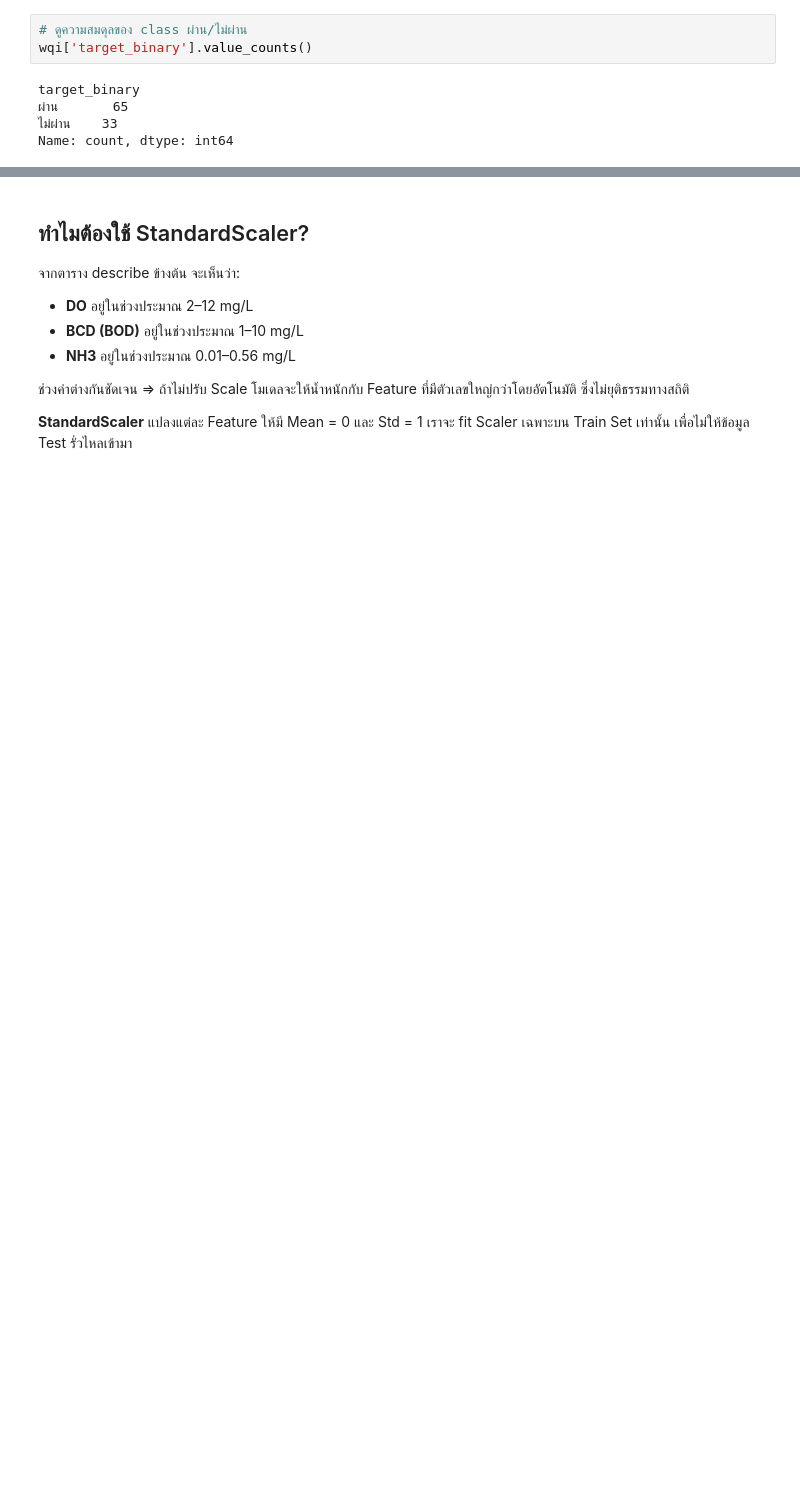
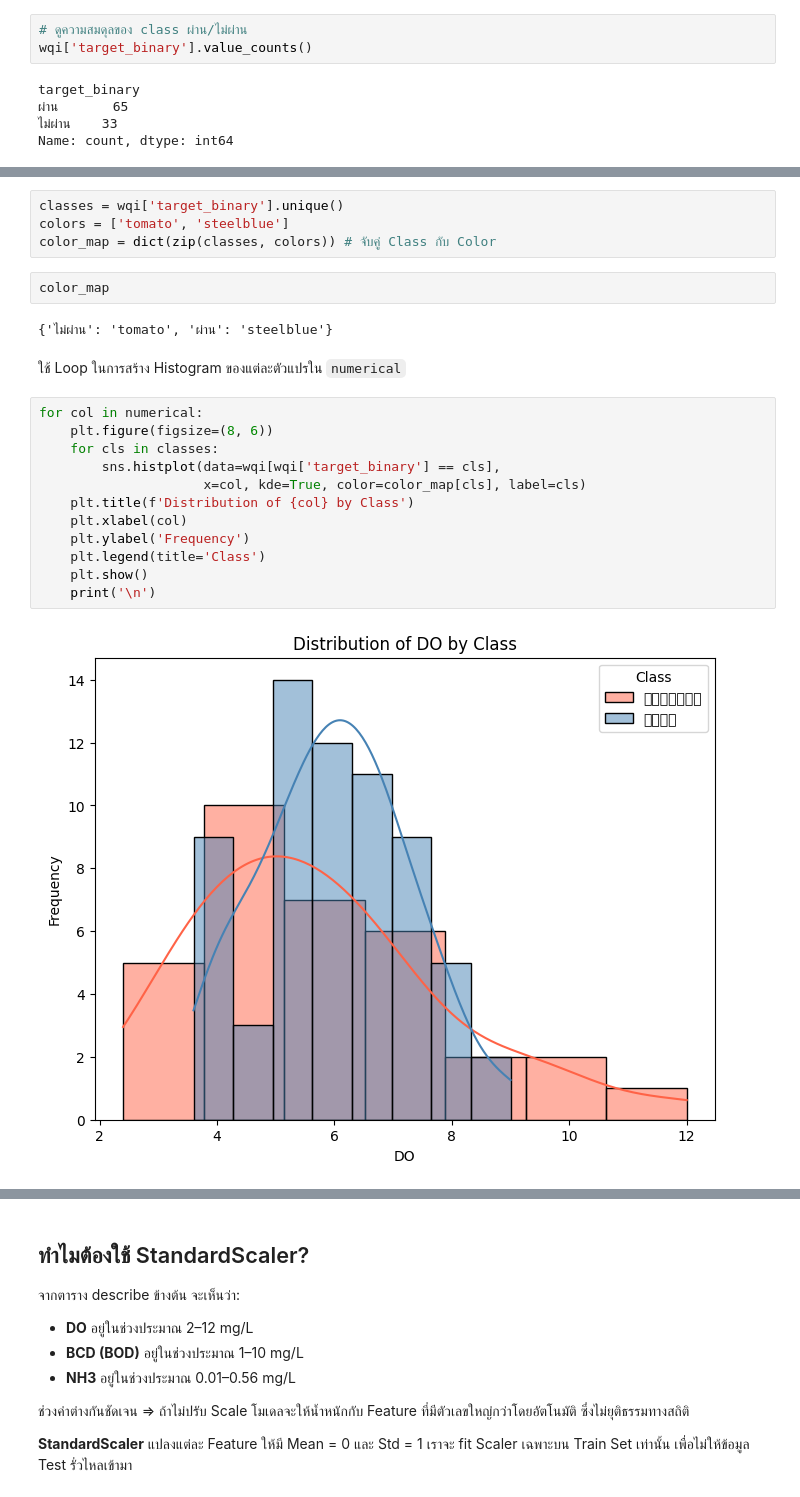
Before and after one commit to 1-brain-cell/python-dga, a Jupyter notebook: day_4/afternoon_classification.ipynb, the cells around one changed output, grey strips where cells are left out. Drawn from its saved outputs; the diff is of its cells as text; blank space fills up the shorter version.

```diff
--- a/day_4/afternoon_classification.ipynb
+++ b/day_4/afternoon_classification.ipynb
@@ -172,0 +180,24 @@ wqi[['DO', 'BCD', 'NH3']].describe()
+# %%
+classes = wqi['target_binary'].unique()
+colors = ['tomato', 'steelblue']
+color_map = dict(zip(classes, colors)) # จับคู่ Class กับ Color
+# %%
+color_map
+# %% [output]
+{'ไม่ผ่าน': 'tomato', 'ผ่าน': 'steelblue'}
+# %% [markdown]
+ใช้ Loop ในการสร้าง Histogram ของแต่ละตัวแปรใน `numerical`
+# %%
+for col in numerical:
+    plt.figure(figsize=(8, 6))
+    for cls in classes:
+        sns.histplot(data=wqi[wqi['target_binary'] == cls],
+                     x=col, kde=True, color=color_map[cls], label=cls)
+    plt.title(f'Distribution of {col} by Class')
+    plt.xlabel(col)
+    plt.ylabel('Frequency')
+    plt.legend(title='Class')
+    plt.show()
+    print('\n')
+# %% [output]
+[figure, added]
```
Also changed, not shown: parts of 170 cells of this notebook, 1 other file.
